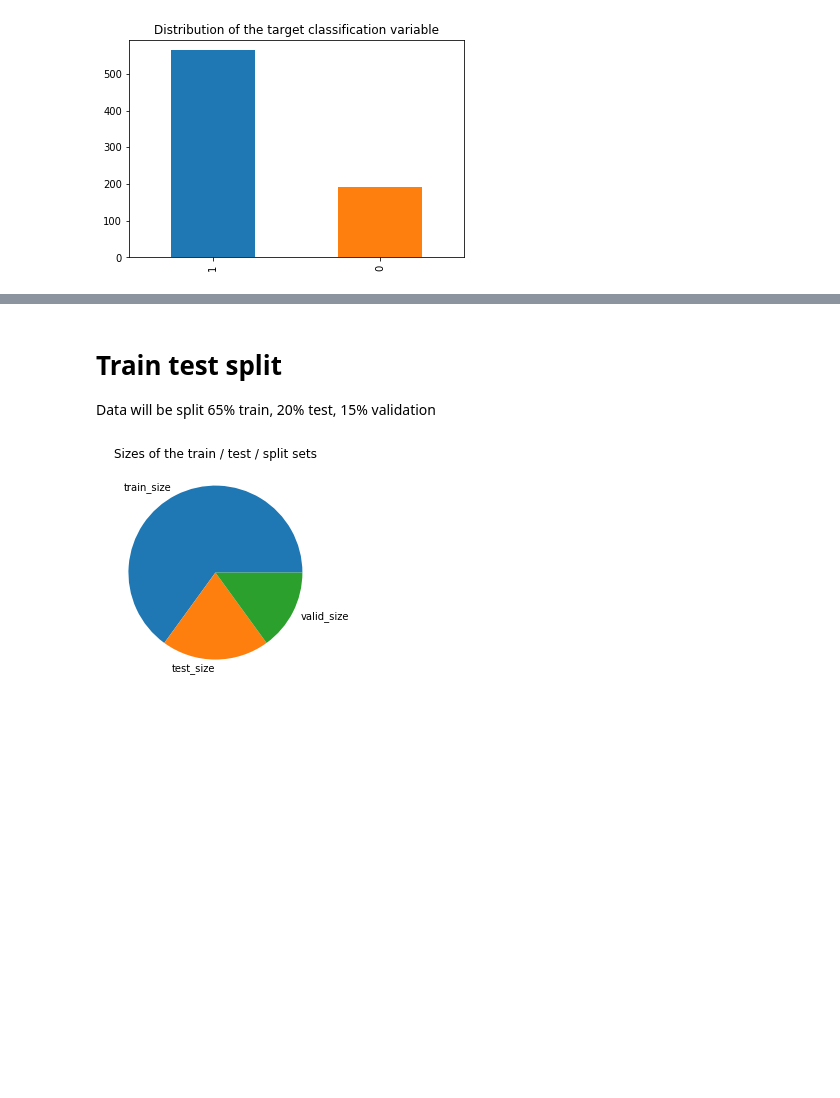
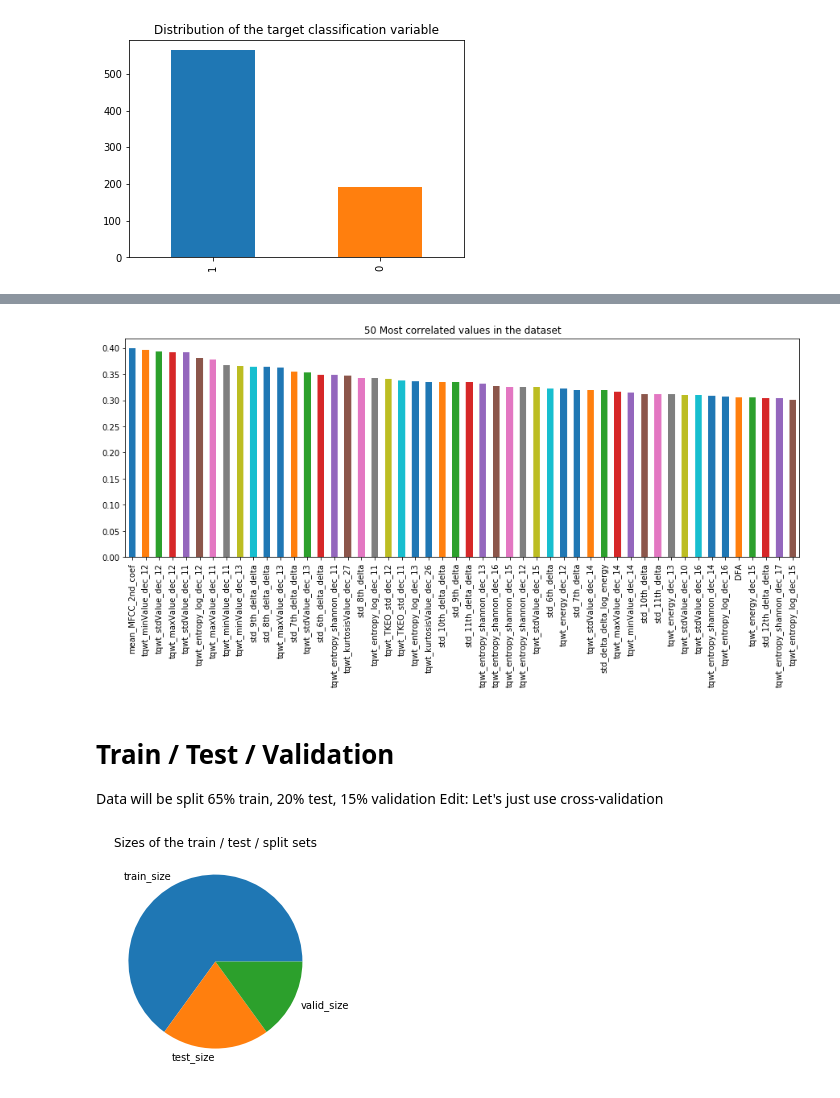
Before and after one commit to mskl/ist-mi-cdadosi7, a Jupyter notebook: project/Parkinson's Disease Classification.ipynb, the cells around one changed output, grey strips where cells are left out. Saved outputs shown, nothing was run; the diff lists cells and outputs as text; code cells hidden in the pictures; blank space fills up the shorter version.

```diff
--- a/project/Parkinson's Disease Classification.ipynb
+++ b/project/Parkinson's Disease Classification.ipynb
@@ -68,6 +97,13 @@ plt.show()
+# %%
+plt.figure(figsize=(15, 5))
+corcolumns.abs_correlation.iloc[:50].plot(kind="bar", title="50 Most correlated values in the dataset")
+plt.show()
+# %% [output]
+[figure, added]
 # %% [markdown]
-# Train test split
+# Train / Test / Validation
 Data will be split 65% train, 20% test, 15% validation
+Edit: Let's just use cross-validation
 # %%
 train_size = 0.65
 test_size = 0.20
```
Also changed, not shown: parts of 30 cells of this notebook.
